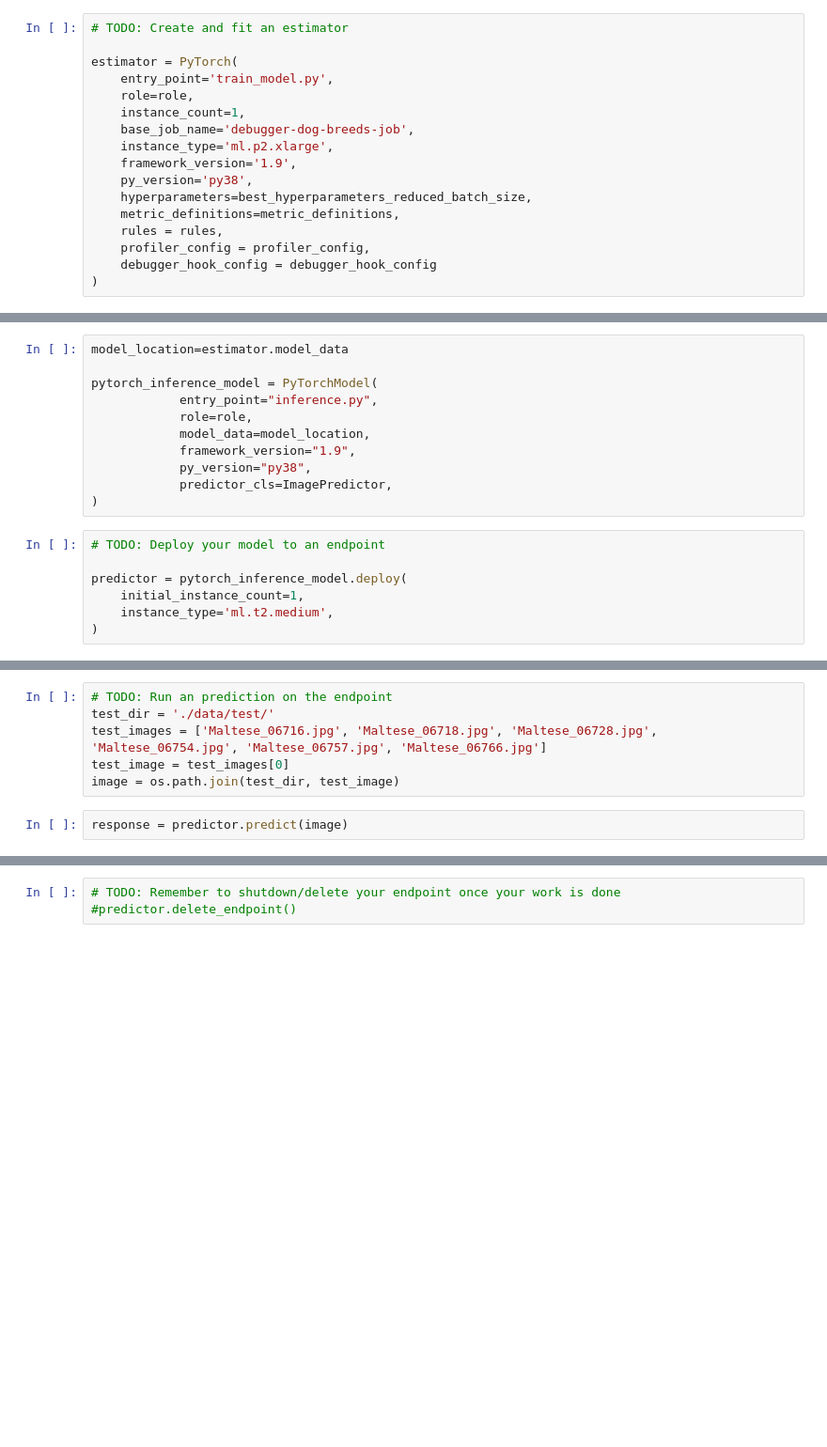
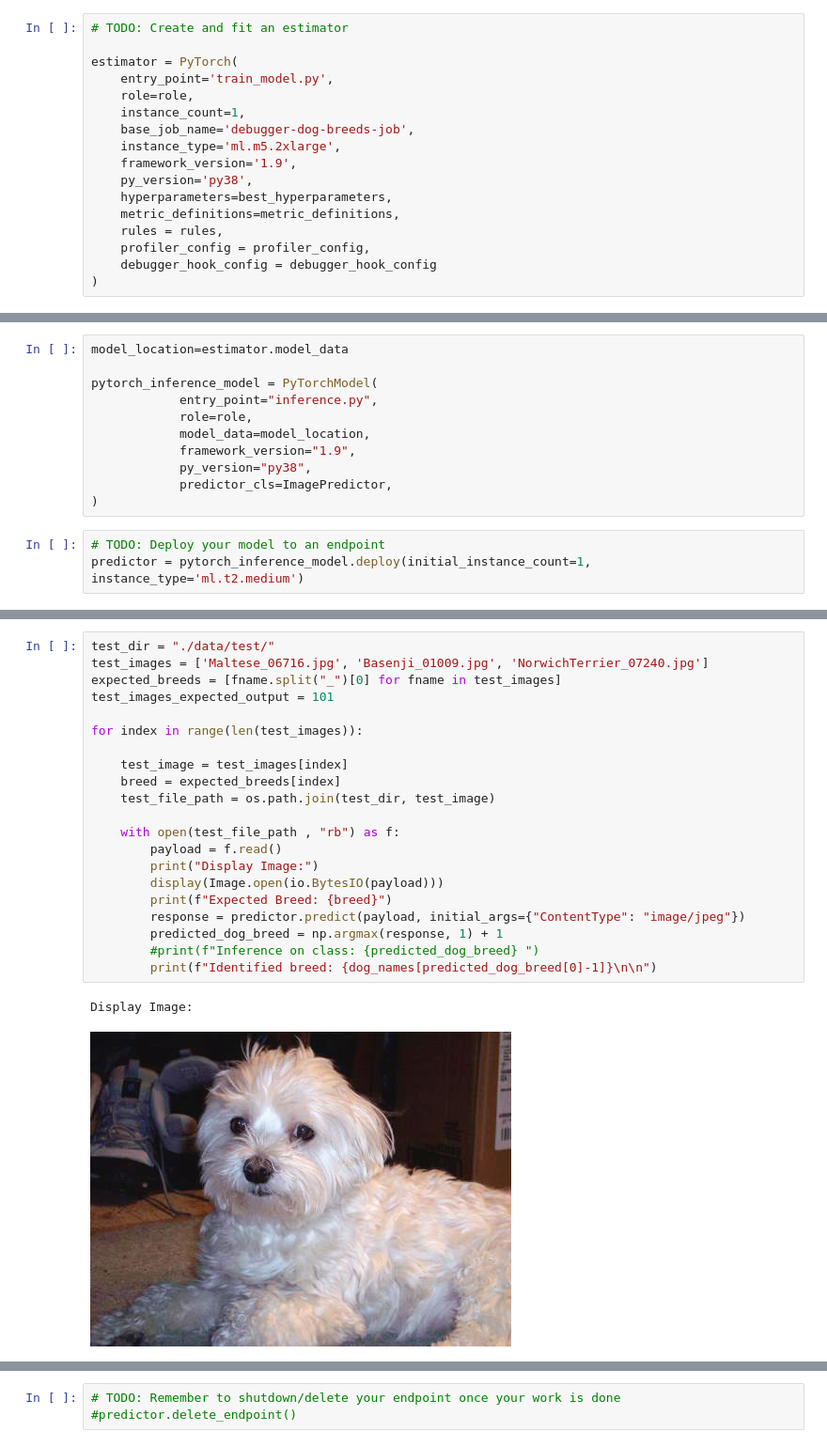
Before and after one commit to soong-lee/CD0387-deep-learning-topics-within-computer-vision-nlp-project-starter, a Jupyter notebook: train_and_deploy.ipynb, the cells around one changed output, grey strips where cells are left out. Shown at 94% size. Saved outputs shown, nothing was run; the diff lists cells and outputs as text; blank space fills up the shorter version.

```diff
--- a/train_and_deploy.ipynb
+++ b/train_and_deploy.ipynb
@@ -198,10 +204,10 @@ estimator = PyTorch(
     role=role,
     instance_count=1,
     base_job_name='debugger-dog-breeds-job',
-    instance_type='ml.p2.xlarge',
+    instance_type='ml.m5.2xlarge',
     framework_version='1.9',
     py_version='py38',
-    hyperparameters=best_hyperparameters_reduced_batch_size,
+    hyperparameters=best_hyperparameters,
     metric_definitions=metric_definitions,
     rules = rules,
     profiler_config = profiler_config,
@@ -363,9 +447,5 @@ pytorch_inference_model = PyTorchModel(
 )
 # %%
 # TODO: Deploy your model to an endpoint
-
-predictor = pytorch_inference_model.deploy(
-    initial_instance_count=1,
-    instance_type='ml.t2.medium',
-)
+predictor = pytorch_inference_model.deploy(initial_instance_count=1, instance_type='ml.t2.medium')
 # %% [output]
@@ -376,9 +456 @@ INFO:sagemaker:Creating endpoint with name pytorch-inference-2024-11-20-22-55-31
 ----------------!
-# %%
-# TODO: Run an prediction on the endpoint
-test_dir = './data/test/'
-test_images = ['Maltese_06716.jpg', 'Maltese_06718.jpg', 'Maltese_06728.jpg', 'Maltese_06754.jpg', 'Maltese_06757.jpg', 'Maltese_06766.jpg']
-test_image = test_images[0]
-image = os.path.join(test_dir, test_image)
-# %%
-response = predictor.predict(image)
@@ -390,0 +476,24 @@ ModelError: An error occurred (ModelError) when calling the InvokeEndpoint opera
+# %%
+test_dir = "./data/test/"
+test_images = ['Maltese_06716.jpg', 'Basenji_01009.jpg', 'NorwichTerrier_07240.jpg']
+expected_breeds = [fname.split("_")[0] for fname in test_images]
+test_images_expected_output = 101
+
+for index in range(len(test_images)):
+
+    test_image = test_images[index]
+    breed = expected_breeds[index]
+    test_file_path = os.path.join(test_dir, test_image)
+
+    with open(test_file_path , "rb") as f:
+        payload = f.read()
+        print("Display Image:")
+        display(Image.open(io.BytesIO(payload)))
+        print(f"Expected Breed: {breed}")
+        response = predictor.predict(payload, initial_args={"ContentType": "image/jpeg"})
+        predicted_dog_breed = np.argmax(response, 1) + 1
+        #print(f"Inference on class: {predicted_dog_breed} ")
+        print(f"Identified breed: {dog_names[predicted_dog_breed[0]-1]}\n\n")
+# %% [output]
+Display Image:
+[figure, added]
```
Also changed, not shown: parts of 43 cells of this notebook, 16 other files.
